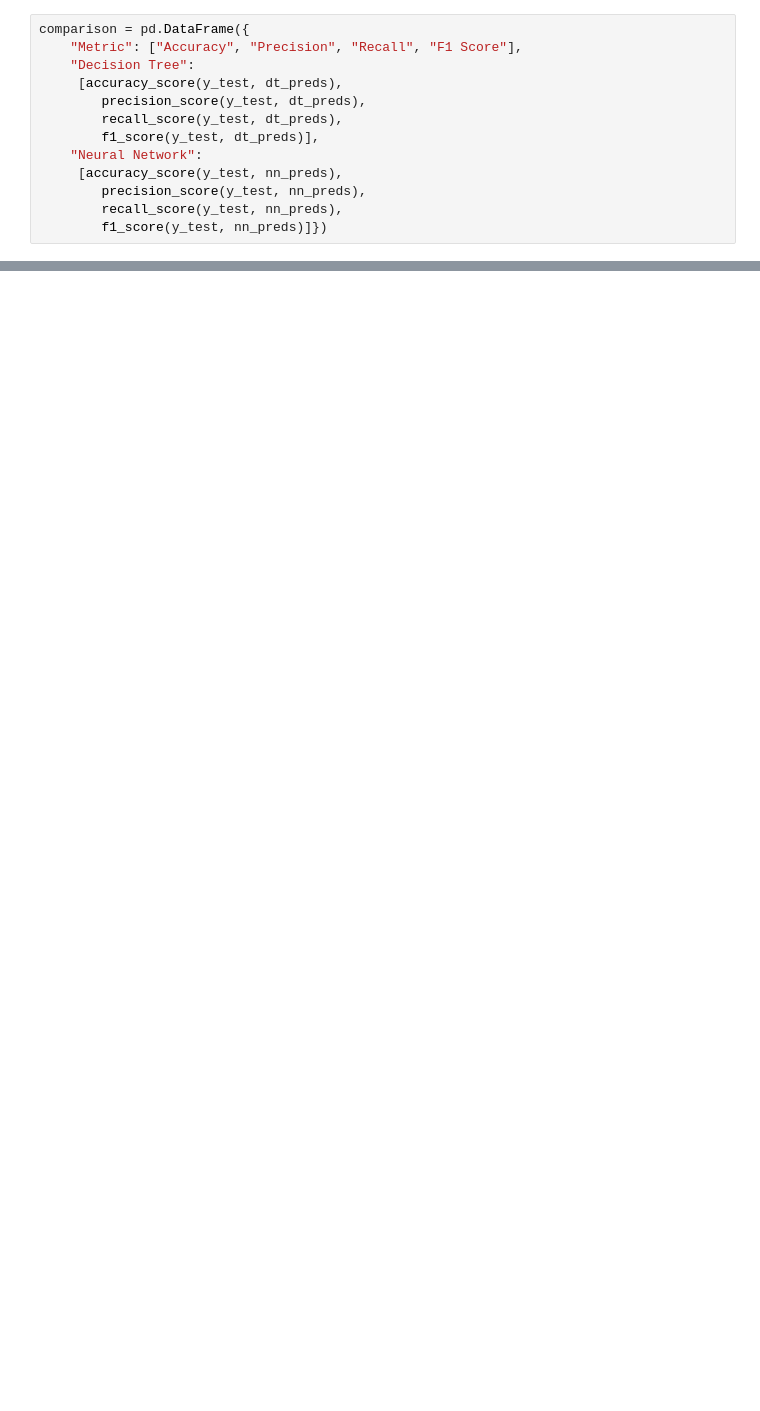
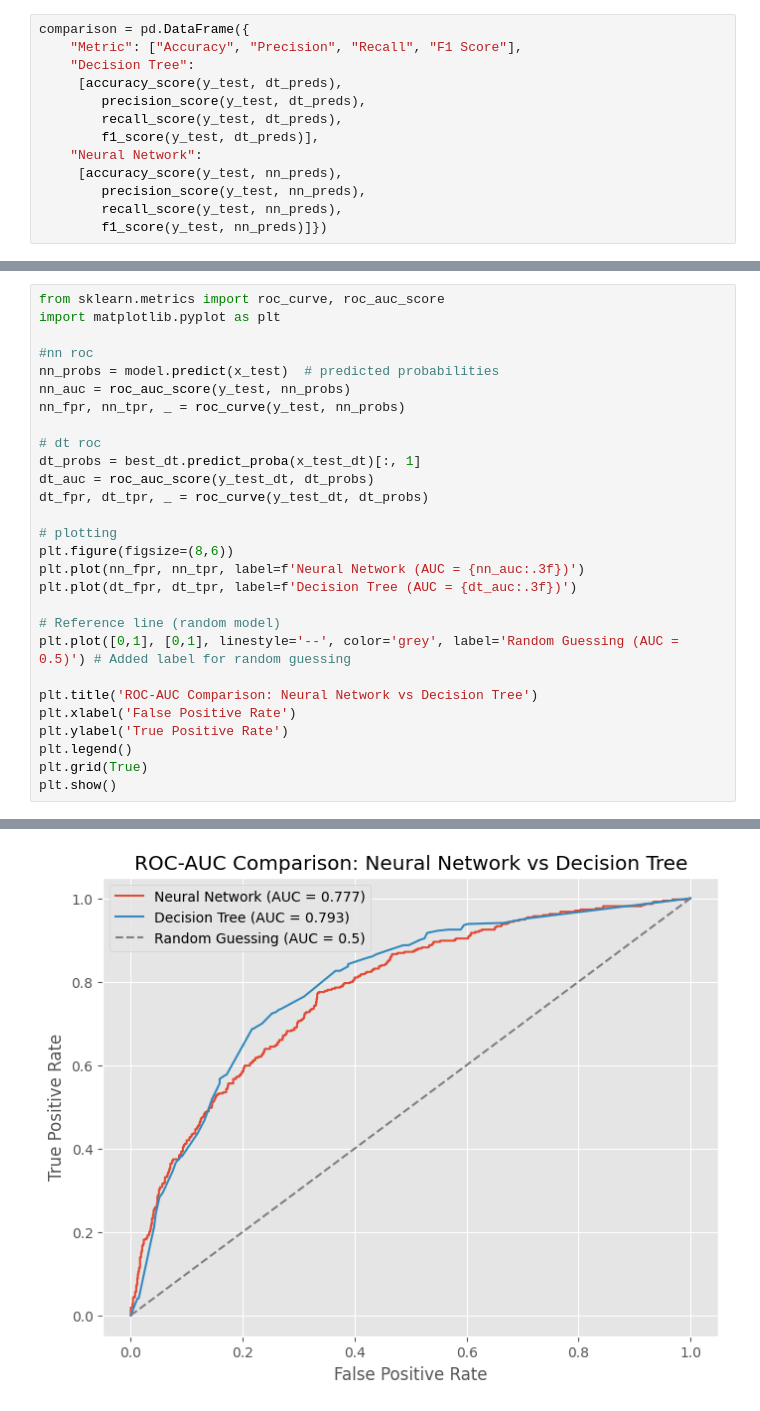
Before and after one commit to Chenuli05/CustomerChurn, a Jupyter notebook: Churn_ML_CW.ipynb, the cells around one changed output, grey strips where cells are left out. Drawn from its saved outputs; the diff is of its cells as text; blank space fills up the shorter version.

Commit message:
added ROC-AUC comparison

```diff
--- a/Churn_ML_CW.ipynb
+++ b/Churn_ML_CW.ipynb
@@ -678,0 +716,29 @@ plt.show()
+# %%
+from sklearn.metrics import roc_curve, roc_auc_score
+import matplotlib.pyplot as plt
+
+#nn roc
+nn_probs = model.predict(x_test)  # predicted probabilities
+nn_auc = roc_auc_score(y_test, nn_probs)
+nn_fpr, nn_tpr, _ = roc_curve(y_test, nn_probs)
+
+# dt roc
+dt_probs = best_dt.predict_proba(x_test_dt)[:, 1]
+dt_auc = roc_auc_score(y_test_dt, dt_probs)
+dt_fpr, dt_tpr, _ = roc_curve(y_test_dt, dt_probs)
+
+# plotting
+plt.figure(figsize=(8,6))
+plt.plot(nn_fpr, nn_tpr, label=f'Neural Network (AUC = {nn_auc:.3f})')
+plt.plot(dt_fpr, dt_tpr, label=f'Decision Tree (AUC = {dt_auc:.3f})')
+
+# Reference line (random model)
+plt.plot([0,1], [0,1], linestyle='--', color='grey', label='Random Guessing (AUC = 0.5)') # Added label for random guessing
+
+plt.title('ROC-AUC Comparison: Neural Network vs Decision Tree')
+plt.xlabel('False Positive Rate')
+plt.ylabel('True Positive Rate')
+plt.legend()
+plt.grid(True)
+plt.show()
+# %% [output]
@@ -678,0 +746 @@ plt.show()
+[figure, added]
```
Also changed, not shown: parts of 16 cells of this notebook.
